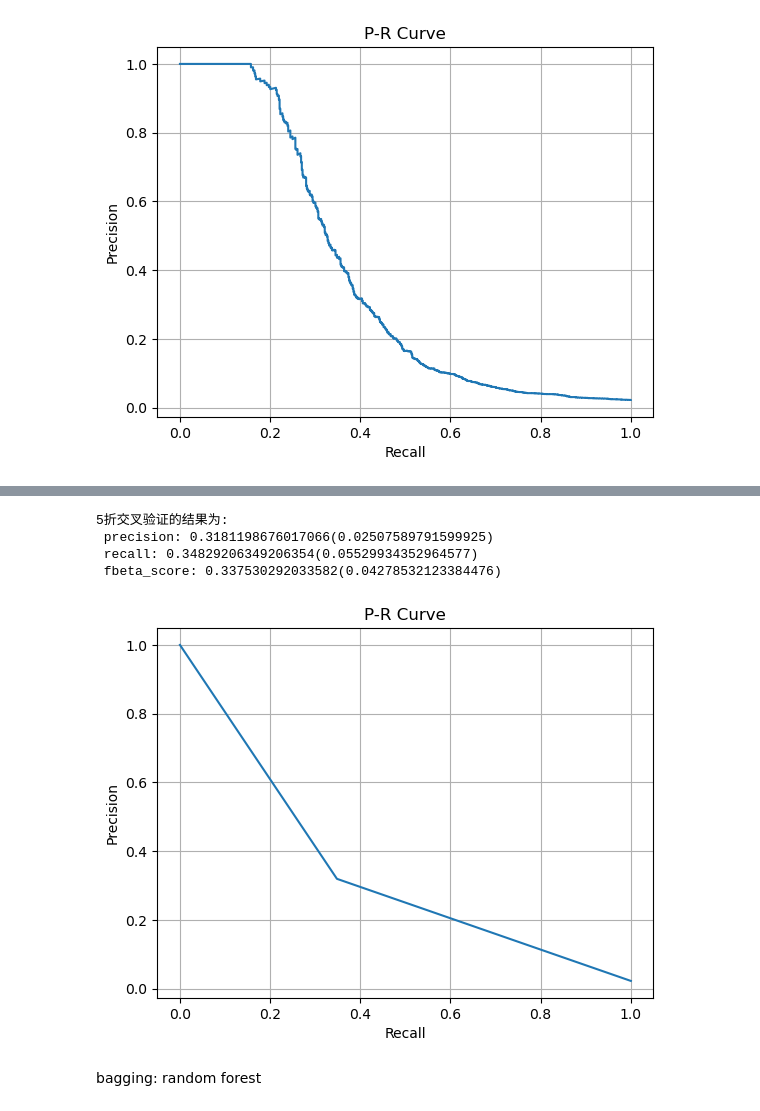
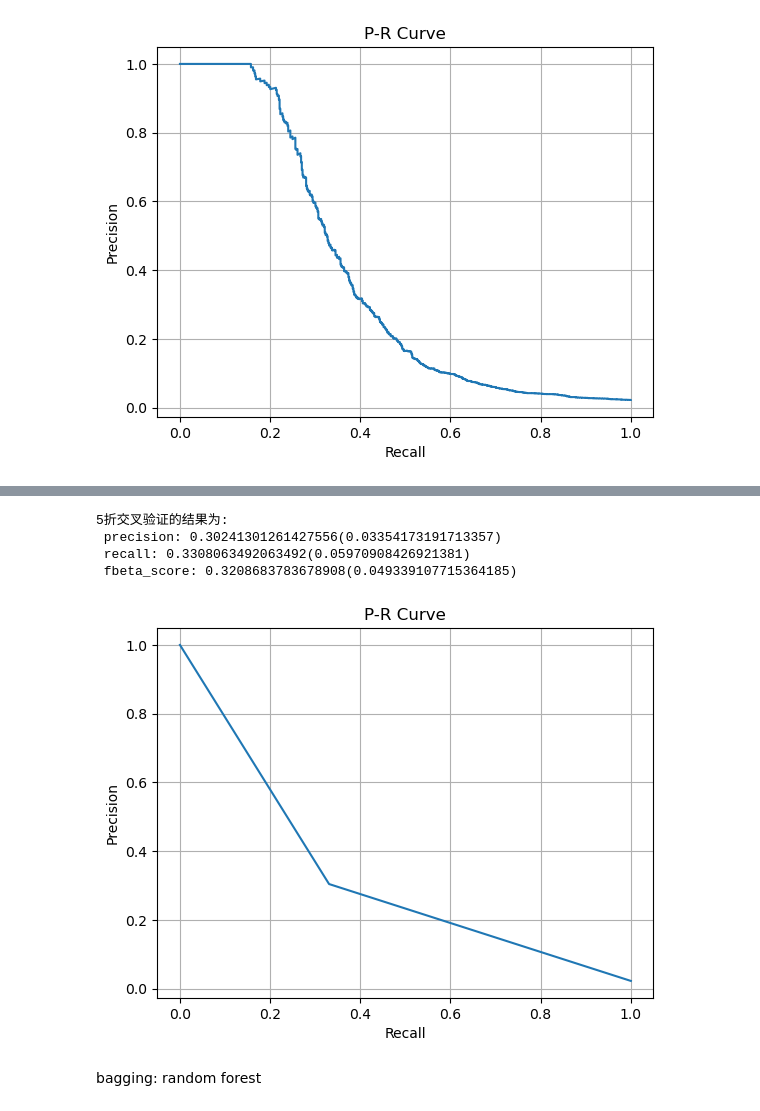
Before and after one commit to Kian716/Risk_Management_Projects, a Jupyter notebook: Untitled.ipynb, the cells around one changed output, grey strips where cells are left out. Saved outputs shown, nothing was run; the diff lists cells and outputs as text; code cells hidden in the pictures.

```diff
--- a/Untitled.ipynb
+++ b/Untitled.ipynb
@@ -534,0 +518,2 @@ train_processed
+# %%
+y_train = y.drop(axis=0, index=X[X['night_call_cnt_rate']==0].index)
@@ -578,7 +560,3 @@ train_processed
-# %%
-X_train = train_processed.drop(columns=['label'])
-# %%
-y_train = train_processed['label']
 # %% [markdown]
 手动交叉验证
 # %%
@@ -586,7 +564,7 @@ from sklearn.model_selection import StratifiedKFold, KFold
 from sklearn.base import clone
 from sklearn.metrics import precision_score, recall_score, fbeta_score, precision_recall_curve
 # %%
-def my_cross_val_score(model, isStratified=True, usePredProb=False):
+def my_cross_val_score(model, X_train, y_train, isStratified=True, usePredProb=False):
     if isStratified:
         skfolds = StratifiedKFold(n_splits=5, shuffle=True, random_state=42)
     else:
@@ -685,13 +663,13 @@ from sklearn.tree import DecisionTreeClassifier
 # %%
 dtc = DecisionTreeClassifier()
 # %%
-scores_dtc = my_cross_val_score(dtc, usePredProb=True)
+scores_dtc = my_cross_val_score(dtc, X_train, y_train, usePredProb=True)
 # %% [output]
 5折交叉验证的结果为:
- precision: 0.3181198676017066(0.02507589791599925)
- recall: 0.34829206349206354(0.05529934352964577)
- fbeta_score: 0.337530292033582(0.04278532123384476)
+ precision: 0.30241301261427556(0.03354173191713357)
+ recall: 0.3308063492063492(0.05970908426921381)
+ fbeta_score: 0.3208683783678908(0.049339107715364185)
-[figure, old version]
+[figure, new version]
 # %% [markdown]
 bagging: random forest
 # %%
```
Also changed, not shown: parts of 43 cells of this notebook.
